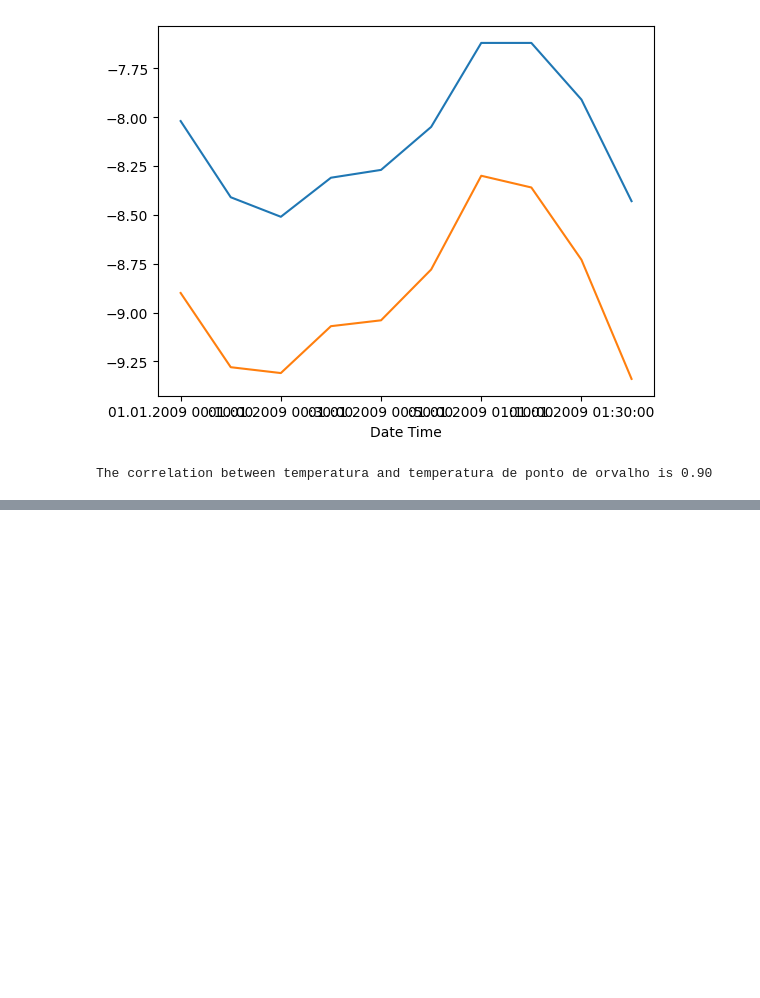
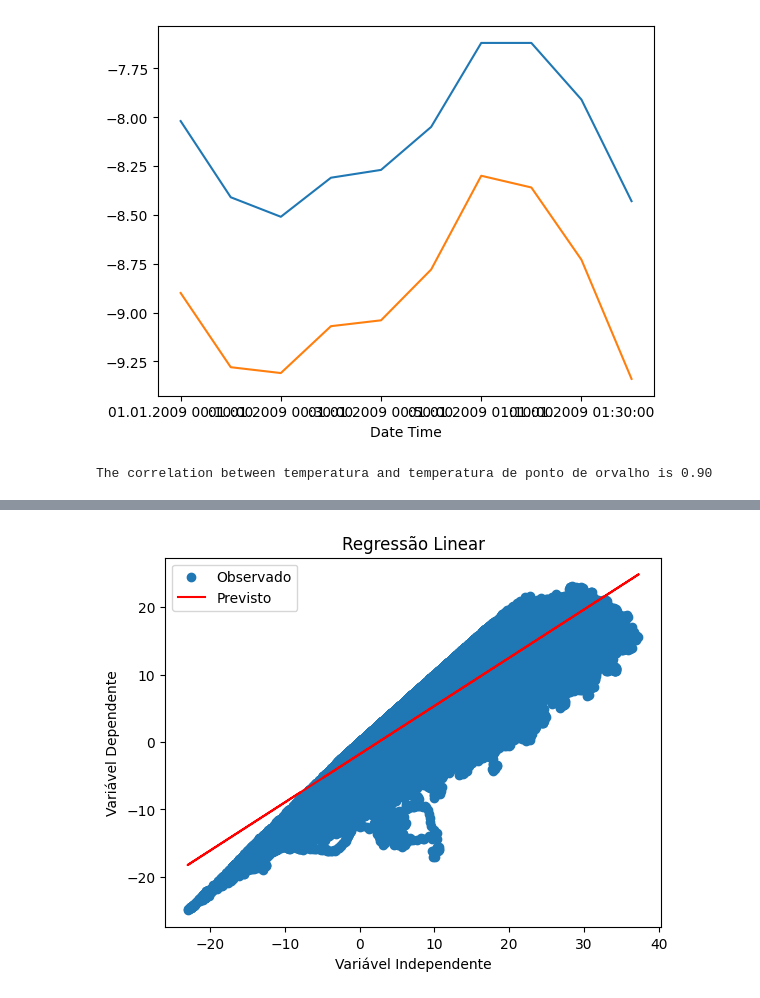
Before and after one commit to malumlinhares/time-series-analysis, a Jupyter notebook: time-series-analysis.ipynb, the cells around one changed output, grey strips where cells are left out. Saved outputs shown, nothing was run; the diff lists cells and outputs as text; code cells hidden in the pictures; blank space fills up the shorter version.

```diff
--- a/time-series-analysis.ipynb
+++ b/time-series-analysis.ipynb
@@ -59,3 +60,7 @@ correlation = temp.corr(tempDew)
 print("The correlation between temperatura and temperatura de ponto de orvalho is %4.2f" %(correlation))
 # %% [output]
 The correlation between temperatura and temperatura de ponto de orvalho is 0.90
+# %%
+#cria um novo dataframe
+dfx  = pd.DataFrame(temp.values, columns=['Temperatura'])
+dfx
@@ -61,0 +81,3 @@ The correlation between temperatura and temperatura de ponto de orvalho is 0.90
+# %%
+dfx1 = sm.add_constant(dfx)
+dfx1
@@ -61,0 +98,5 @@ The correlation between temperatura and temperatura de ponto de orvalho is 0.90
+# %%
+#tempDew é a vraiavel dependente, e dfx1 variavel independente
+result = sm.OLS(tempDew.values, dfx1).fit()
+
+print(result.summary())
@@ -61,0 +121,10 @@ The correlation between temperatura and temperatura de ponto de orvalho is 0.90
+# %%
+plt.scatter(dfx1.iloc[:, 1], tempDew.values, label='Observado')  # Plotar os dados observados
+plt.plot(dfx1.iloc[:, 1], result.predict(), color='red', label='Previsto')  # Plotar a linha de regressão
+plt.xlabel('Variável Independente')
+plt.ylabel('Variável Dependente')
+plt.title('Regressão Linear')
+plt.legend()
+plt.show()
+# %% [output]
+[figure, added]
```
Also changed, not shown: parts of 4 cells of this notebook.
